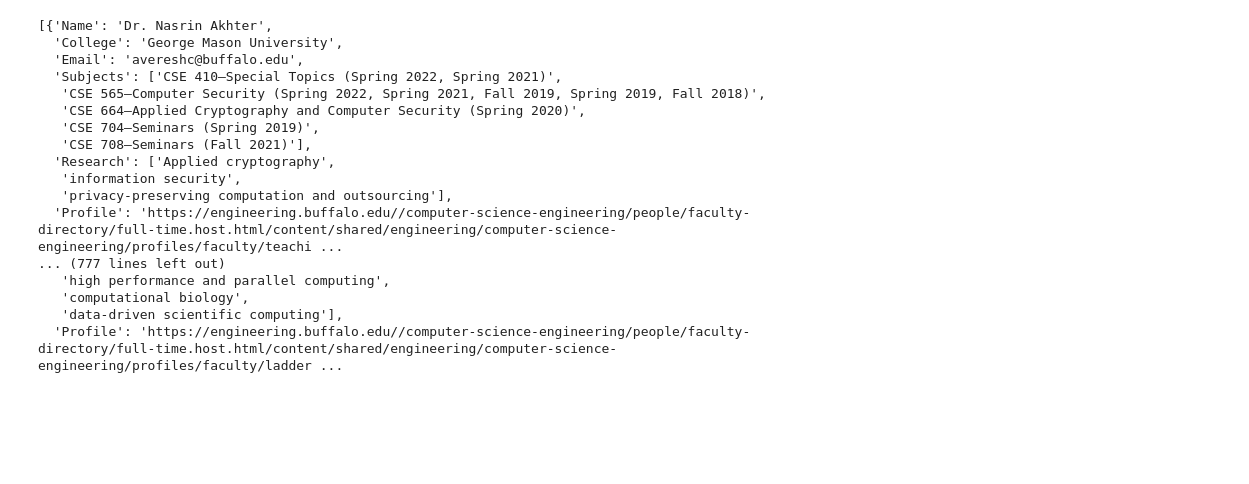
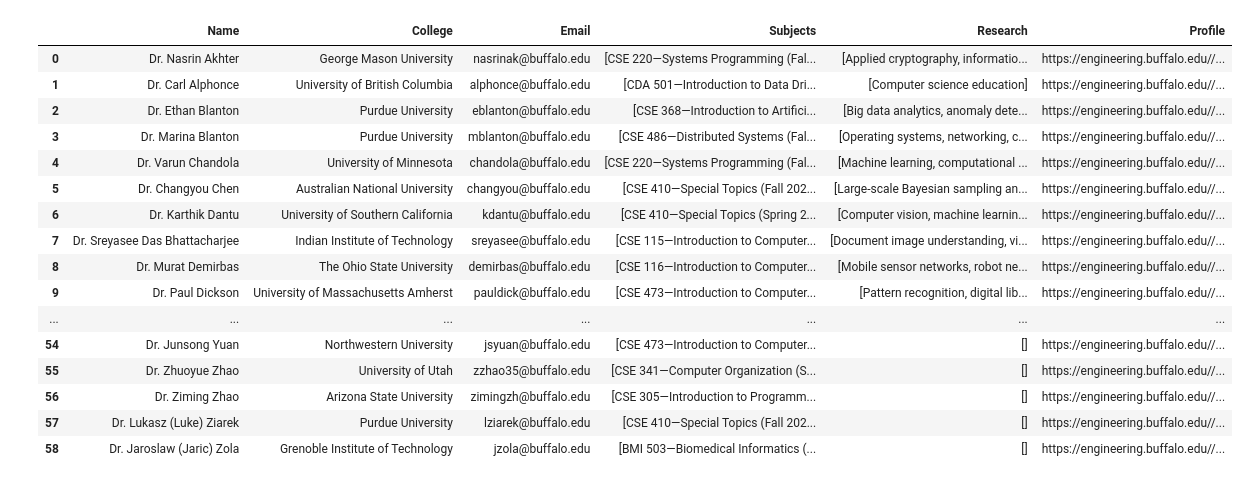
Before and after one commit to pChitral/University-at-Buffalo-Faculty-Web-Scraper, a Jupyter notebook: CSE_Scraper.ipynb, the cells around one changed output. Drawn from its saved outputs; the diff is of its cells as text; code cells hidden in the pictures; blank space fills up the shorter version.

Commit message:
email mismatch error fixed

```diff
--- a/CSE_Scraper.ipynb
+++ b/CSE_Scraper.ipynb
@@ -95,7 +95,10 @@ class FacultyScraper:
             link.get("href").replace("mailto:", "")
             for link in self.soup.find_all("a", href=lambda href: href and href.startswith("mailto:"))
         ]
-        self.unique_emails = list(set(email_addresses))
+        self.unique_emails = []
+        for mail in email_addresses:
+            if mail not in self.unique_emails:
+                self.unique_emails.append(mail)
 
     def find_professors(self):
         """
@@ -194,23 +197,3 @@ class FacultyScraper:
 url = "https://engineering.buffalo.edu/computer-science-engineering/people/faculty-directory/full-time.html"
 scraper = FacultyScraper(url)
 data = scraper.scrape_data()
-# %%
-data
-# %% [output]
-[{'Name': 'Dr. Nasrin Akhter',
-  'College': 'George Mason University',
-  'Email': 'avereshc@buffalo.edu',
-  'Subjects': ['CSE 410—Special Topics (Spring 2022, Spring 2021)',
-   'CSE 565—Computer Security (Spring 2022, Spring 2021, Fall 2019, Spring 2019, Fall 2018)',
-   'CSE 664—Applied Cryptography and Computer Security (Spring 2020)',
-   'CSE 704—Seminars (Spring 2019)',
-   'CSE 708—Seminars (Fall 2021)'],
-  'Research': ['Applied cryptography',
-   'information security',
-   'privacy-preserving computation and outsourcing'],
-  'Profile': 'https://engineering.buffalo.edu//computer-science-engineering/people/faculty-directory/full-time.host.html/content/shared/engineering/computer-science-engineering/profiles/faculty/teachi ...
-... (777 lines left out)
-   'high performance and parallel computing',
-   'computational biology',
-   'data-driven scientific computing'],
-  'Profile': 'https://engineering.buffalo.edu//computer-science-engineering/people/faculty-directory/full-time.host.html/content/shared/engineering/computer-science-engineering/profiles/faculty/ladder ...
@@ -216,0 +202,22 @@ data
+# %%
+df = pd.DataFrame(data)
+# %%
+df
+# %% [output]
+|  | Name | College | Email | Subjects | Research | Profile |
+| 0 | Dr. Nasrin Akhter | George Mason University | nasrinak@buffalo.edu | [CSE 220—Systems Programming (Fal... | [Applied cryptography, informatio... | https://engineering.buffalo.edu//... |
+| 1 | Dr. Carl Alphonce | University of British Columbia | alphonce@buffalo.edu | [CDA 501—Introduction to Data Dri... | [Computer science education] | https://engineering.buffalo.edu//... |
+| 2 | Dr. Ethan Blanton | Purdue University | eblanton@buffalo.edu | [CSE 368—Introduction to Artifici... | [Big data analytics, anomaly dete... | https://engineering.buffalo.edu//... |
+| 3 | Dr. Marina Blanton | Purdue University | mblanton@buffalo.edu | [CSE 486—Distributed Systems (Fal... | [Operating systems, networking, c... | https://engineering.buffalo.edu//... |
+| 4 | Dr. Varun Chandola | University of Minnesota | chandola@buffalo.edu | [CSE 220—Systems Programming (Fal... | [Machine learning, computational ... | https://engineering.buffalo.edu//... |
+| 5 | Dr. Changyou Chen | Australian National University | changyou@buffalo.edu | [CSE 410—Special Topics (Fall 202... | [Large-scale Bayesian sampling an... | https://engineering.buffalo.edu//... |
+| 6 | Dr. Karthik Dantu | University of Southern California | kdantu@buffalo.edu | [CSE 410—Special Topics (Spring 2... | [Computer vision, machine learnin... | https://engineering.buffalo.edu//... |
+| 7 | Dr. Sreyasee Das Bhattacharjee | Indian Institute of Technology | sreyasee@buffalo.edu | [CSE 115—Introduction to Computer... | [Document image understanding, vi... | https://engineering.buffalo.edu//... |
+| 8 | Dr. Murat Demirbas | The Ohio State University | demirbas@buffalo.edu | [CSE 116—Introduction to Computer... | [Mobile sensor networks, robot ne... | https://engineering.buffalo.edu//... |
+| 9 | Dr. Paul Dickson | University of Massachusetts Amherst | pauldick@buffalo.edu | [CSE 473—Introduction to Computer... | [Pattern recognition, digital lib... | https://engineering.buffalo.edu//... |
+| ... | ... | ... | ... | ... | ... | ... |
+| 54 | Dr. Junsong Yuan | Northwestern University | jsyuan@buffalo.edu | [CSE 473—Introduction to Computer... | [] | https://engineering.buffalo.edu//... |
+| 55 | Dr. Zhuoyue Zhao | University of Utah | zzhao35@buffalo.edu | [CSE 341—Computer Organization (S... | [] | https://engineering.buffalo.edu//... |
+| 56 | Dr. Ziming Zhao | Arizona State University | zimingzh@buffalo.edu | [CSE 305—Introduction to Programm... | [] | https://engineering.buffalo.edu//... |
+| 57 | Dr. Lukasz (Luke) Ziarek | Purdue University | lziarek@buffalo.edu | [CSE 410—Special Topics (Fall 202... | [] | https://engineering.buffalo.edu//... |
+| 58 | Dr. Jaroslaw (Jaric) Zola | Grenoble Institute of Technology | jzola@buffalo.edu | [BMI 503—Biomedical Informatics (... | [] | https://engineering.buffalo.edu//... |
```
Also changed, not shown: parts of 1 cell of this notebook.
